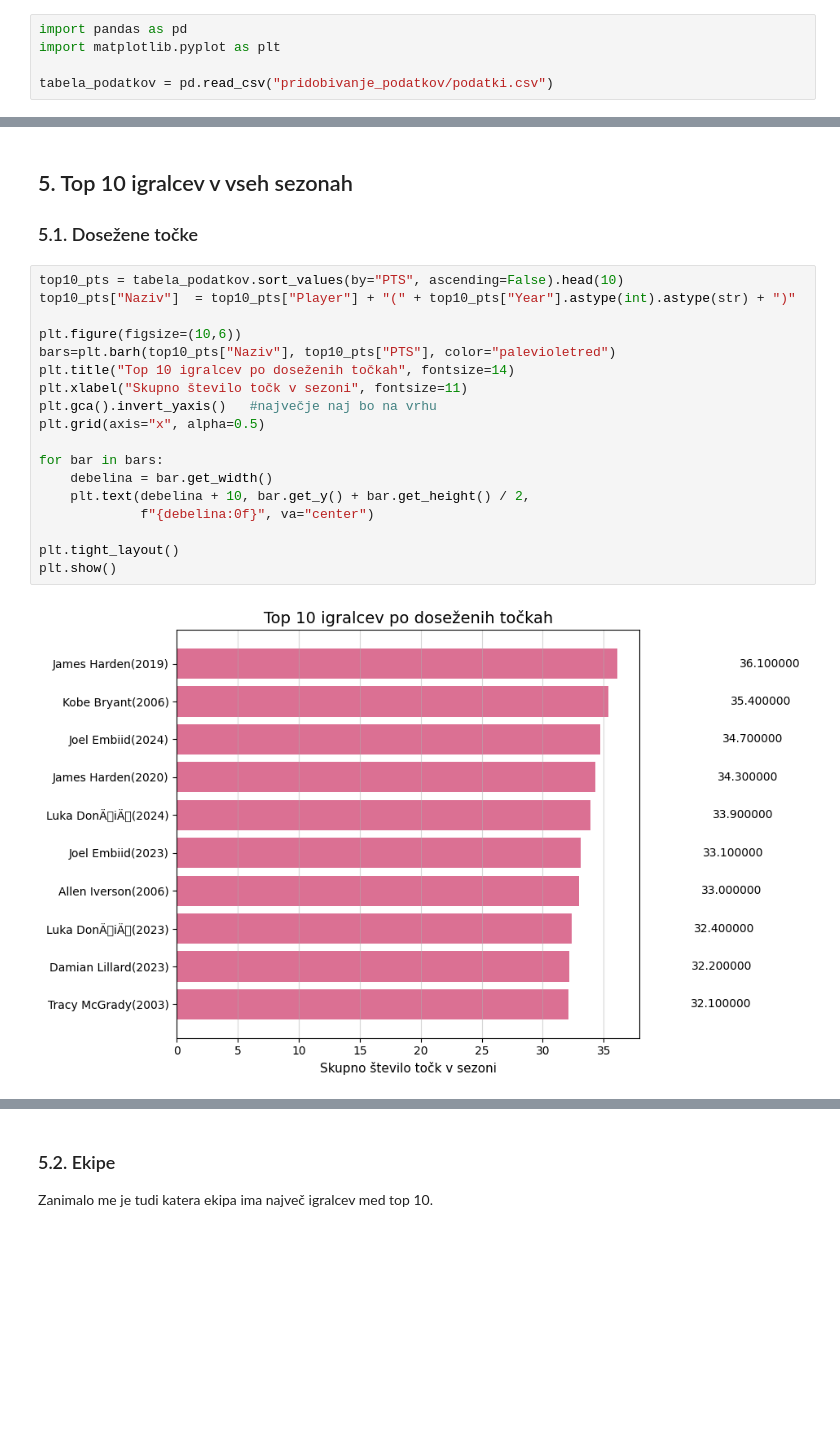
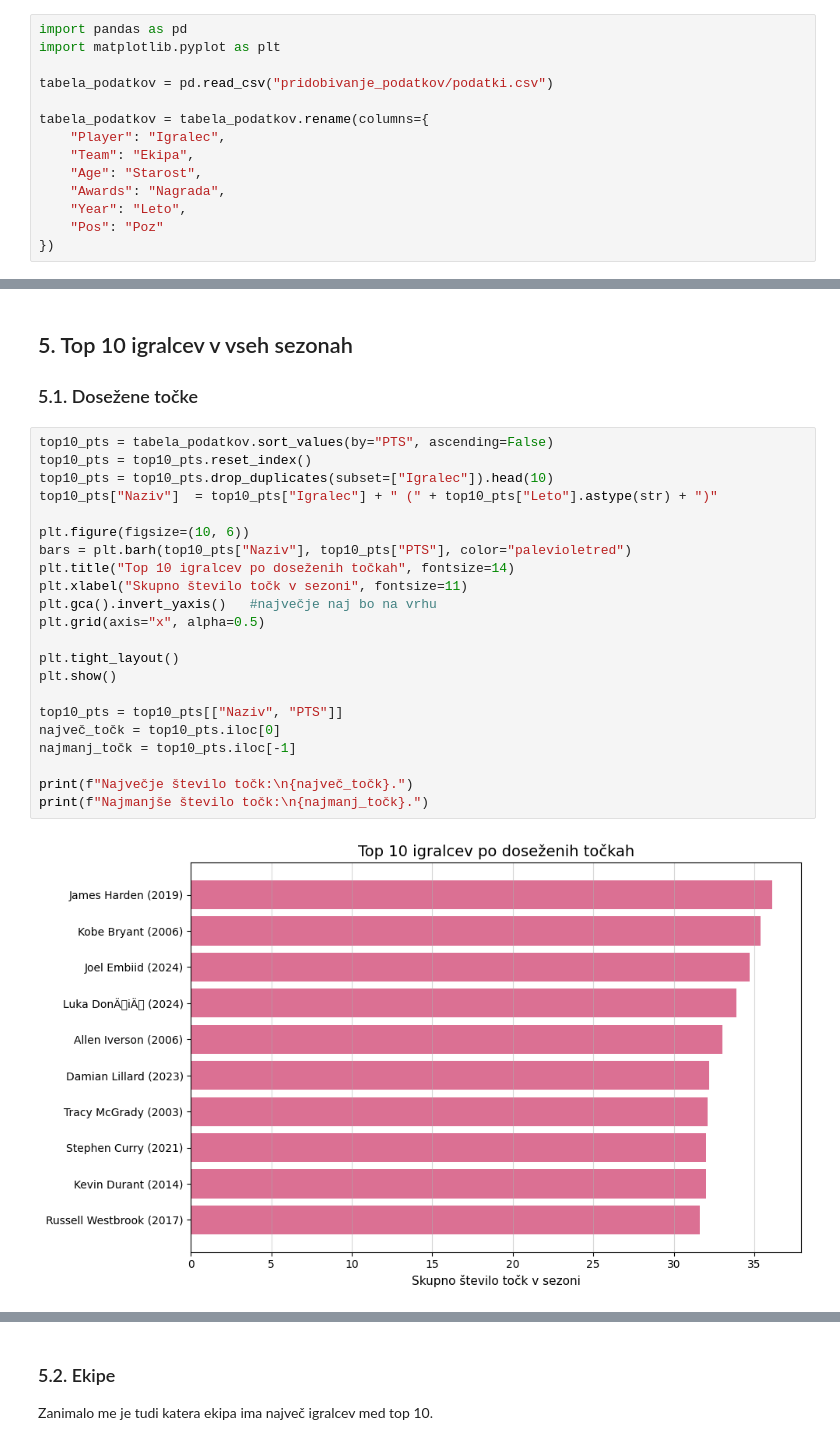
Before and after one commit to neza111/Projektna-naloga-UVP, a Jupyter notebook: analiza_podatkov.ipynb, the cells around one changed output, grey strips where cells are left out. Cells and saved outputs as stored; diff of their text form; blank space fills up the shorter version.

```diff
--- a/analiza_podatkov.ipynb
+++ b/analiza_podatkov.ipynb
@@ -11,6 +11,15 @@ import pandas as pd
 import matplotlib.pyplot as plt
 
 tabela_podatkov = pd.read_csv("pridobivanje_podatkov/podatki.csv")
+
+tabela_podatkov = tabela_podatkov.rename(columns={
+    "Player": "Igralec",
+    "Team": "Ekipa",
+    "Age": "Starost",
+    "Awards": "Nagrada",
+    "Year": "Leto",
+    "Pos": "Poz"
+})
 # %% [markdown]
 ## 1. Tabela podatkov
 
@@ -238,22 +289,26 @@ plt.show()
 
 ### 5.1. Dosežene točke
 # %%
-top10_pts = tabela_podatkov.sort_values(by="PTS", ascending=False).head(10)
-top10_pts["Naziv"]  = top10_pts["Player"] + "(" + top10_pts["Year"].astype(int).astype(str) + ")"
+top10_pts = tabela_podatkov.sort_values(by="PTS", ascending=False)
+top10_pts = top10_pts.reset_index()
+top10_pts = top10_pts.drop_duplicates(subset=["Igralec"]).head(10)
+top10_pts["Naziv"]  = top10_pts["Igralec"] + " (" + top10_pts["Leto"].astype(str) + ")"
 
-plt.figure(figsize=(10,6))
-bars=plt.barh(top10_pts["Naziv"], top10_pts["PTS"], color="palevioletred")
+plt.figure(figsize=(10, 6))
+bars = plt.barh(top10_pts["Naziv"], top10_pts["PTS"], color="palevioletred")
 plt.title("Top 10 igralcev po doseženih točkah", fontsize=14)
 plt.xlabel("Skupno število točk v sezoni", fontsize=11)
 plt.gca().invert_yaxis()   #največje naj bo na vrhu
 plt.grid(axis="x", alpha=0.5)
 
-for bar in bars:
-    debelina = bar.get_width()
-    plt.text(debelina + 10, bar.get_y() + bar.get_height() / 2,
-             f"{debelina:0f}", va="center")
-
 plt.tight_layout()
 plt.show()
+
+top10_pts = top10_pts[["Naziv", "PTS"]]
+največ_točk = top10_pts.iloc[0]
+najmanj_točk = top10_pts.iloc[-1]
+
+print(f"Največje število točk:\n{največ_točk}.")
+print(f"Najmanjše število točk:\n{najmanj_točk}.")
 # %% [output]
-[figure, old version]
+[figure, new version]
```
Also changed, not shown: parts of 19 cells of this notebook, 3 other files.
